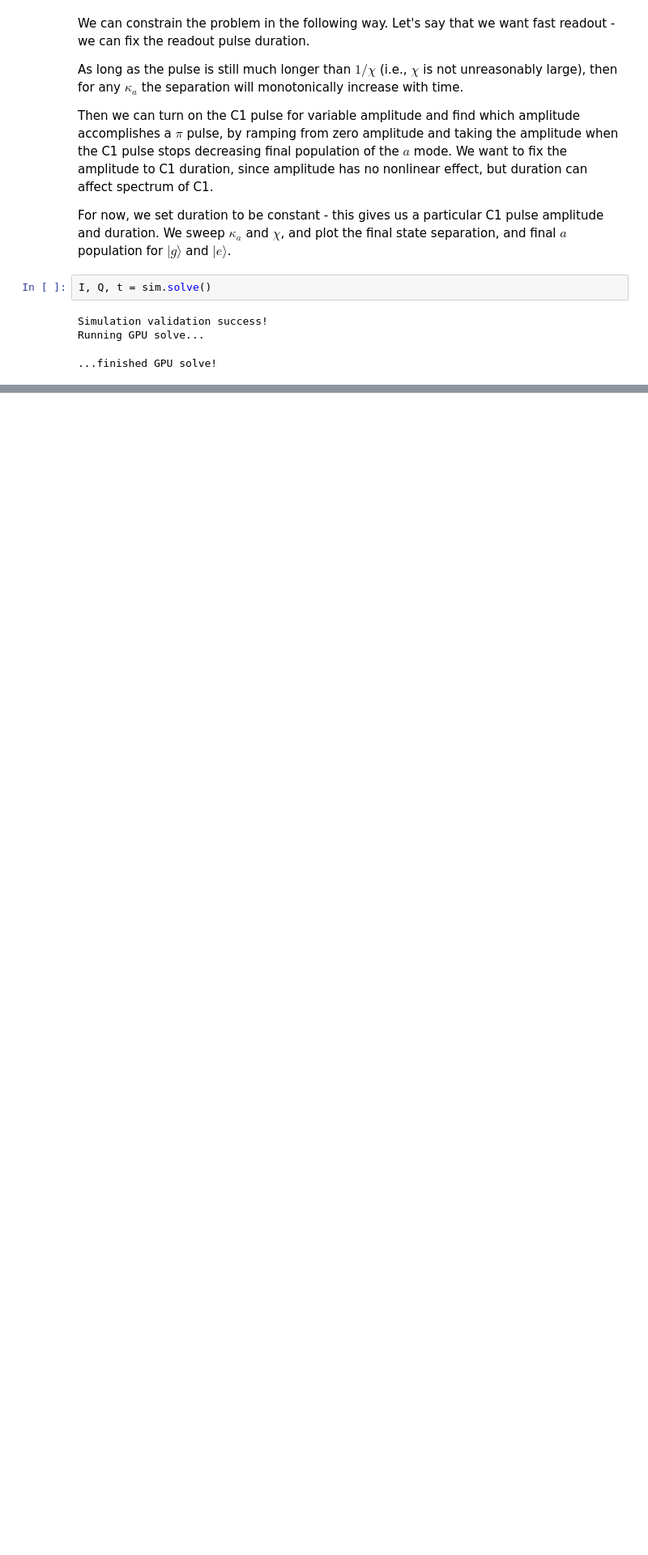
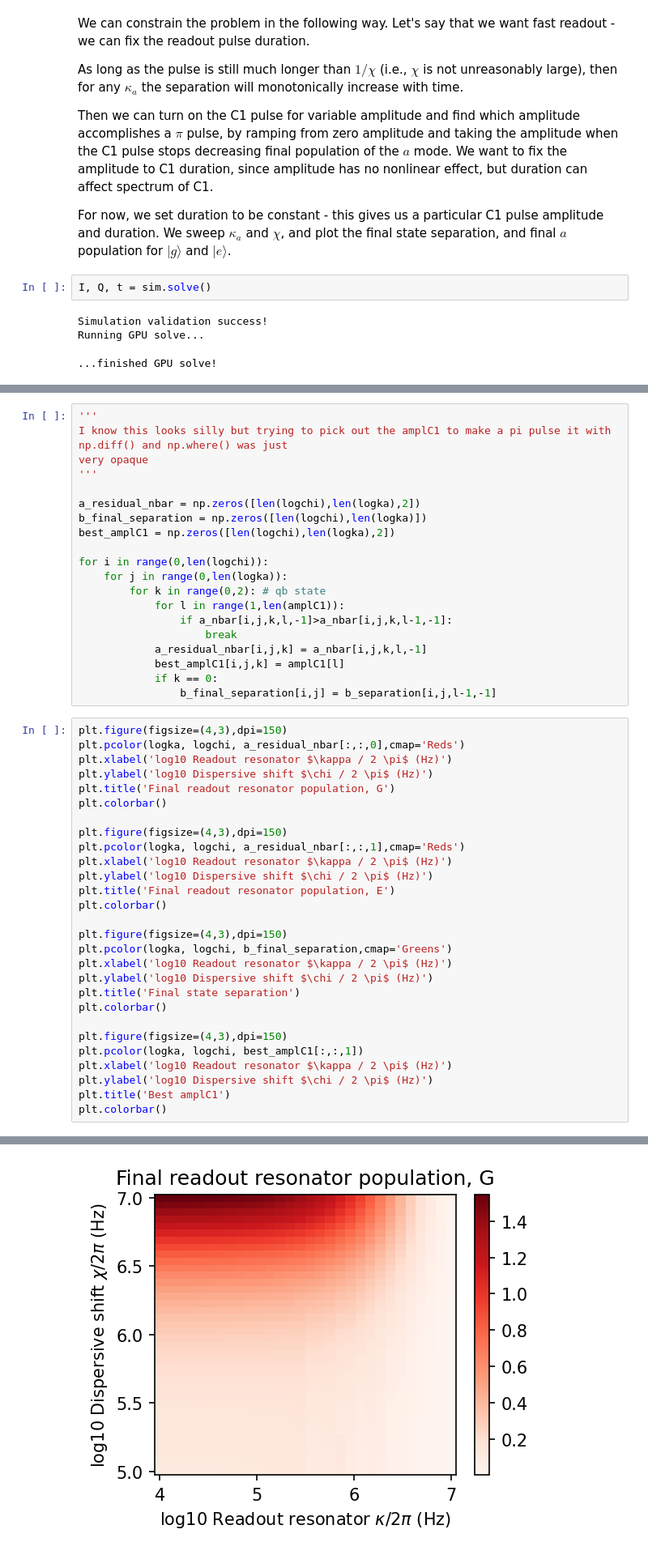
Before and after one commit to borismesits/cuda-cqed, a Jupyter notebook: notebooks/EA_C1_optimization.ipynb, the cells around one changed output, grey strips where cells are left out. Shown at 81% size. Saved outputs shown, nothing was run; the diff lists cells and outputs as text; blank space fills up the shorter version.

```diff
--- a/notebooks/EA_C1_optimization.ipynb
+++ b/notebooks/EA_C1_optimization.ipynb
@@ -141,0 +154,49 @@ plt.colorbar()
+# %%
+'''
+I know this looks silly but trying to pick out the amplC1 to make a pi pulse it with np.diff() and np.where() was just
+very opaque
+'''
+
+a_residual_nbar = np.zeros([len(logchi),len(logka),2])
+b_final_separation = np.zeros([len(logchi),len(logka)])
+best_amplC1 = np.zeros([len(logchi),len(logka),2])
+
+for i in range(0,len(logchi)):
+    for j in range(0,len(logka)):
+        for k in range(0,2): # qb state
+            for l in range(1,len(amplC1)):
+                if a_nbar[i,j,k,l,-1]>a_nbar[i,j,k,l-1,-1]:
+                    break
+            a_residual_nbar[i,j,k] = a_nbar[i,j,k,l,-1]
+            best_amplC1[i,j,k] = amplC1[l]
+            if k == 0:
+                b_final_separation[i,j] = b_separation[i,j,l-1,-1]
+# %%
+plt.figure(figsize=(4,3),dpi=150)
+plt.pcolor(logka, logchi, a_residual_nbar[:,:,0],cmap='Reds')
+plt.xlabel('log10 Readout resonator $\kappa / 2 \pi$ (Hz)')
+plt.ylabel('log10 Dispersive shift $\chi / 2 \pi$ (Hz)')
+plt.title('Final readout resonator population, G')
+plt.colorbar()
+
+plt.figure(figsize=(4,3),dpi=150)
+plt.pcolor(logka, logchi, a_residual_nbar[:,:,1],cmap='Reds')
+plt.xlabel('log10 Readout resonator $\kappa / 2 \pi$ (Hz)')
+plt.ylabel('log10 Dispersive shift $\chi / 2 \pi$ (Hz)')
+plt.title('Final readout resonator population, E')
+plt.colorbar()
+
+plt.figure(figsize=(4,3),dpi=150)
+plt.pcolor(logka, logchi, b_final_separation,cmap='Greens')
+plt.xlabel('log10 Readout resonator $\kappa / 2 \pi$ (Hz)')
+plt.ylabel('log10 Dispersive shift $\chi / 2 \pi$ (Hz)')
+plt.title('Final state separation')
+plt.colorbar()
+
+plt.figure(figsize=(4,3),dpi=150)
+plt.pcolor(logka, logchi, best_amplC1[:,:,1])
+plt.xlabel('log10 Readout resonator $\kappa / 2 \pi$ (Hz)')
+plt.ylabel('log10 Dispersive shift $\chi / 2 \pi$ (Hz)')
+plt.title('Best amplC1')
+plt.colorbar()
+# %% [output]
@@ -141,0 +204 @@ plt.colorbar()
+[figure, added]
```
Also changed, not shown: parts of 17 cells of this notebook, 12 other files.
